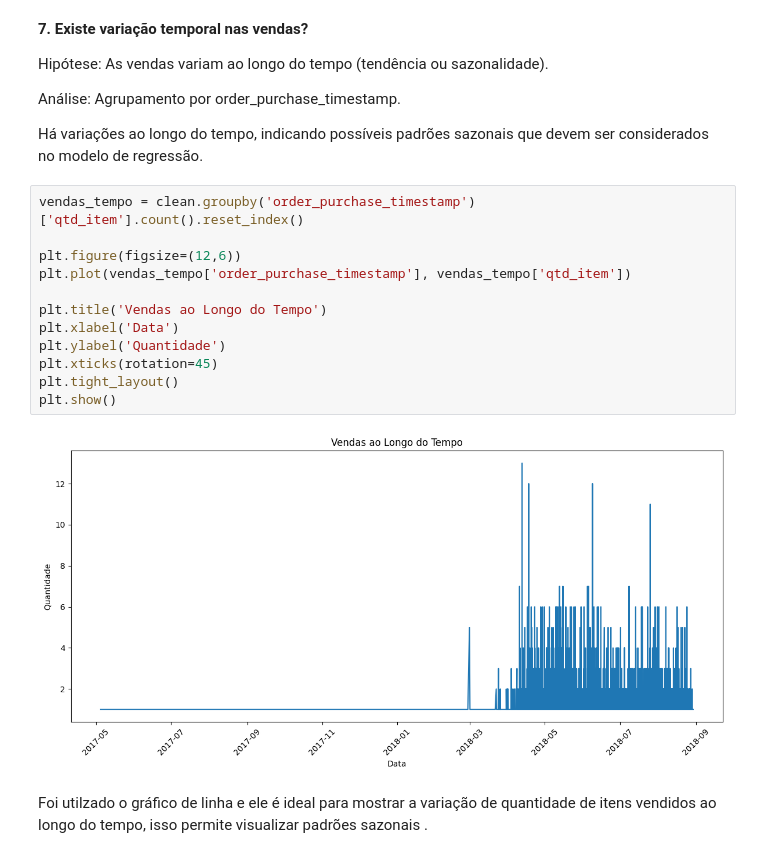
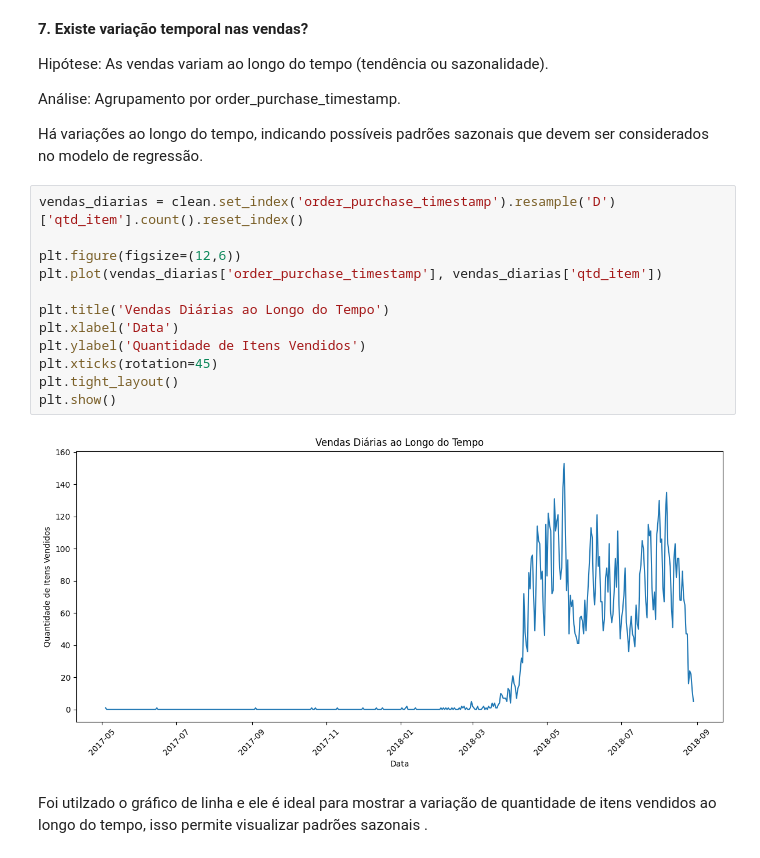
Before and after one commit to nancyuzawa/Olist-E-commerce, a Jupyter notebook: Olist_E_commerce.ipynb, the cells around one changed output. Cells and saved outputs as stored; diff of their text form.

```diff
--- a/Olist_E_commerce.ipynb
+++ b/Olist_E_commerce.ipynb
@@ -573,19 +573,19 @@ Análise: Agrupamento por order_purchase_timestamp.
 
 Há variações ao longo do tempo, indicando possíveis padrões sazonais que devem ser considerados no modelo de regressão.
 # %%
-vendas_tempo = clean.groupby('order_purchase_timestamp')['qtd_item'].count().reset_index()
+vendas_diarias = clean.set_index('order_purchase_timestamp').resample('D')['qtd_item'].count().reset_index()
 
 plt.figure(figsize=(12,6))
-plt.plot(vendas_tempo['order_purchase_timestamp'], vendas_tempo['qtd_item'])
+plt.plot(vendas_diarias['order_purchase_timestamp'], vendas_diarias['qtd_item'])
 
-plt.title('Vendas ao Longo do Tempo')
+plt.title('Vendas Diárias ao Longo do Tempo')
 plt.xlabel('Data')
-plt.ylabel('Quantidade')
+plt.ylabel('Quantidade de Itens Vendidos')
 plt.xticks(rotation=45)
 plt.tight_layout()
 plt.show()
 # %% [output]
-[figure, old version]
+[figure, new version]
 # %% [markdown]
 Foi utilzado o gráfico de linha e ele é ideal para mostrar a variação de quantidade de itens vendidos ao longo do tempo, isso permite visualizar padrões sazonais .
 # %% [markdown]
```
Also changed, not shown: parts of 6 cells of this notebook.
